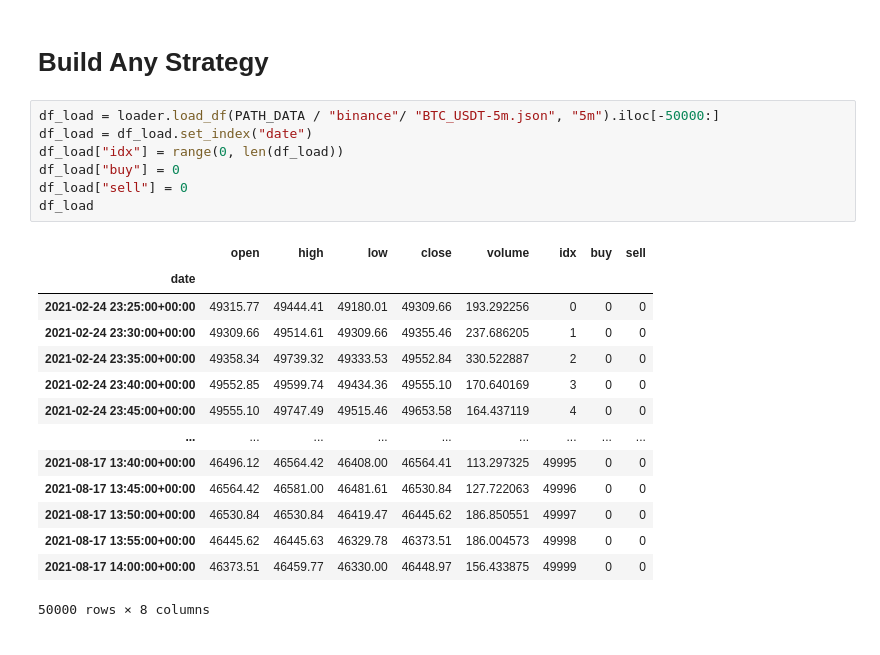
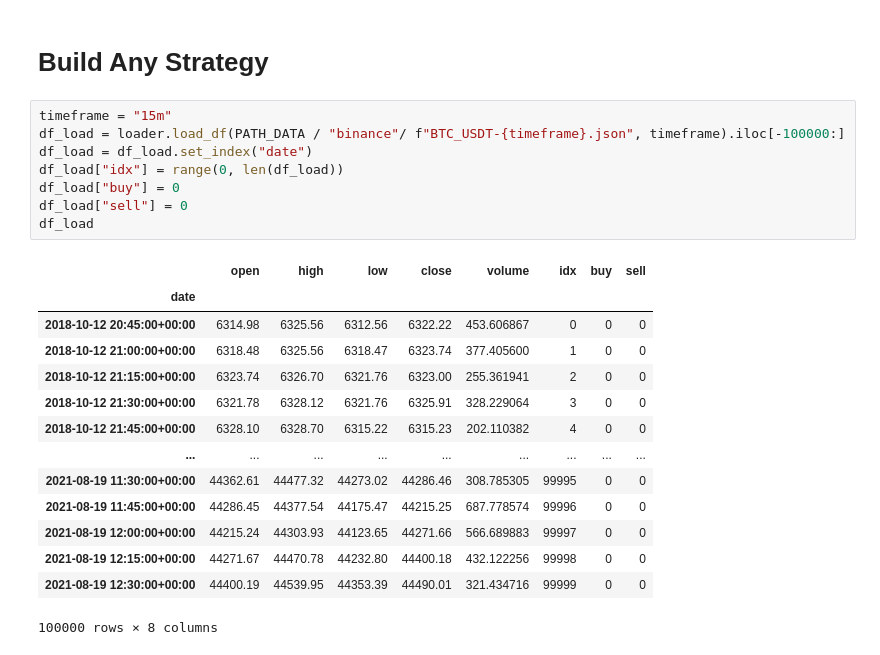
Before and after one commit to webclinic017/superft, a Jupyter notebook: notebooks/Strategy Builder.ipynb, the cells around one changed output. Drawn from its saved outputs; the diff is of its cells as text.

```diff
--- a/notebooks/Strategy Builder.ipynb
+++ b/notebooks/Strategy Builder.ipynb
@@ -164,27 +178,28 @@ env: WANDB_SILENT=true
 # %% [markdown]
 # Build Any Strategy
 # %%
-df_load = loader.load_df(PATH_DATA / "binance"/ "BTC_USDT-5m.json", "5m").iloc[-50000:]
+timeframe = "15m"
+df_load = loader.load_df(PATH_DATA / "binance"/ f"BTC_USDT-{timeframe}.json", timeframe).iloc[-100000:]
 df_load = df_load.set_index("date")
 df_load["idx"] = range(0, len(df_load))
 df_load["buy"] = 0
 df_load["sell"] = 0
 df_load
 # %% [output]
 |  | open | high | low | close | volume | idx | buy | sell |
 | date |  |  |  |  |  |  |  |  |
-| 2021-02-24 23:25:00+00:00 | 49315.77 | 49444.41 | 49180.01 | 49309.66 | 193.292256 | 0 | 0 | 0 |
-| 2021-02-24 23:30:00+00:00 | 49309.66 | 49514.61 | 49309.66 | 49355.46 | 237.686205 | 1 | 0 | 0 |
-| 2021-02-24 23:35:00+00:00 | 49358.34 | 49739.32 | 49333.53 | 49552.84 | 330.522887 | 2 | 0 | 0 |
-| 2021-02-24 23:40:00+00:00 | 49552.85 | 49599.74 | 49434.36 | 49555.10 | 170.640169 | 3 | 0 | 0 |
-| 2021-02-24 23:45:00+00:00 | 49555.10 | 49747.49 | 49515.46 | 49653.58 | 164.437119 | 4 | 0 | 0 |
+| 2018-10-12 20:45:00+00:00 | 6314.98 | 6325.56 | 6312.56 | 6322.22 | 453.606867 | 0 | 0 | 0 |
+| 2018-10-12 21:00:00+00:00 | 6318.48 | 6325.56 | 6318.47 | 6323.74 | 377.405600 | 1 | 0 | 0 |
+| 2018-10-12 21:15:00+00:00 | 6323.74 | 6326.70 | 6321.76 | 6323.00 | 255.361941 | 2 | 0 | 0 |
+| 2018-10-12 21:30:00+00:00 | 6321.78 | 6328.12 | 6321.76 | 6325.91 | 328.229064 | 3 | 0 | 0 |
+| 2018-10-12 21:45:00+00:00 | 6328.10 | 6328.70 | 6315.22 | 6315.23 | 202.110382 | 4 | 0 | 0 |
 | ... | ... | ... | ... | ... | ... | ... | ... | ... |
-| 2021-08-17 13:40:00+00:00 | 46496.12 | 46564.42 | 46408.00 | 46564.41 | 113.297325 | 49995 | 0 | 0 |
-| 2021-08-17 13:45:00+00:00 | 46564.42 | 46581.00 | 46481.61 | 46530.84 | 127.722063 | 49996 | 0 | 0 |
-| 2021-08-17 13:50:00+00:00 | 46530.84 | 46530.84 | 46419.47 | 46445.62 | 186.850551 | 49997 | 0 | 0 |
-| 2021-08-17 13:55:00+00:00 | 46445.62 | 46445.63 | 46329.78 | 46373.51 | 186.004573 | 49998 | 0 | 0 |
-| 2021-08-17 14:00:00+00:00 | 46373.51 | 46459.77 | 46330.00 | 46448.97 | 156.433875 | 49999 | 0 | 0 |
+| 2021-08-19 11:30:00+00:00 | 44362.61 | 44477.32 | 44273.02 | 44286.46 | 308.785305 | 99995 | 0 | 0 |
+| 2021-08-19 11:45:00+00:00 | 44286.45 | 44377.54 | 44175.47 | 44215.25 | 687.778574 | 99996 | 0 | 0 |
+| 2021-08-19 12:00:00+00:00 | 44215.24 | 44303.93 | 44123.65 | 44271.66 | 566.689883 | 99997 | 0 | 0 |
+| 2021-08-19 12:15:00+00:00 | 44271.67 | 44470.78 | 44232.80 | 44400.18 | 432.122256 | 99998 | 0 | 0 |
+| 2021-08-19 12:30:00+00:00 | 44400.19 | 44539.95 | 44353.39 | 44490.01 | 321.434716 | 99999 | 0 | 0 |
-50000 rows × 8 columns
+100000 rows × 8 columns
 # %%
 def populate_indicators(dataframe: pd.DataFrame) -> pd.DataFrame:
     """ Populate Freqtrade Indicators """
```
Also changed, not shown: parts of 5 cells of this notebook, 14 other files.
